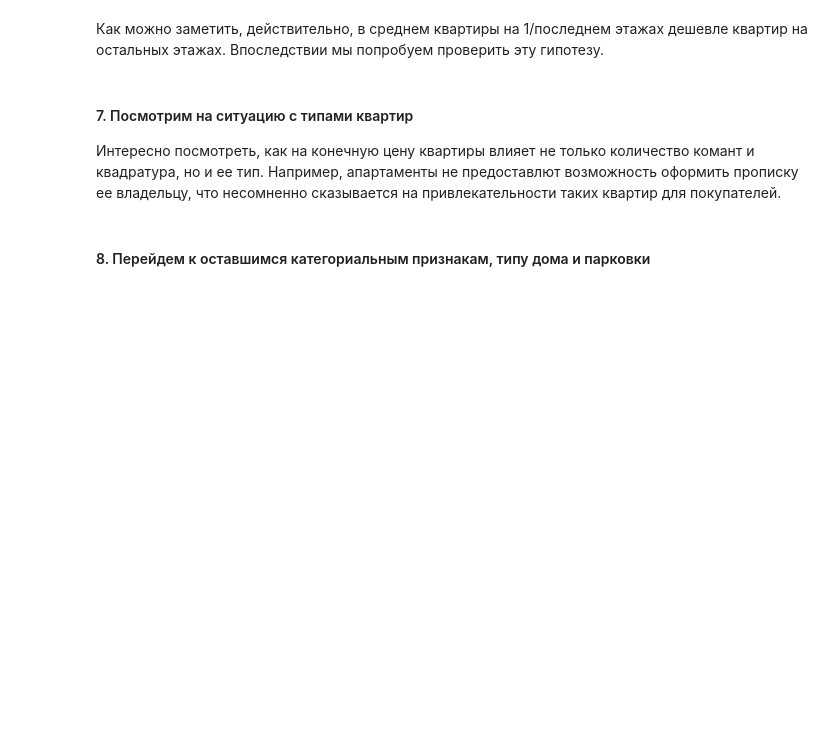
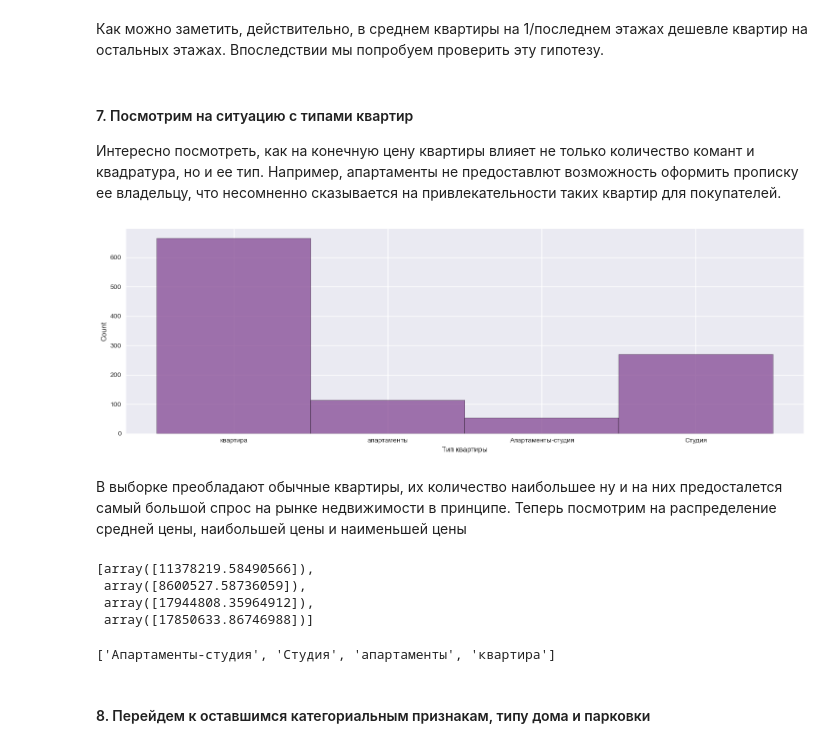
Before and after one commit to PolinaDmitrieva/Project_andan_cian, a Jupyter notebook: eda_cian_2.ipynb, the cells around one changed output. Cells and saved outputs as stored; diff of their text form; code cells hidden in the pictures; blank space fills up the shorter version.

```diff
--- a/eda_cian_2.ipynb
+++ b/eda_cian_2.ipynb
@@ -374,6 +371,27 @@ plt.subplots_adjust(wspace=0.2)
 #### 7. Посмотрим на ситуацию с типами квартир
 
 Интересно посмотреть, как на конечную цену квартиры влияет не только количество комант и квадратура, но и ее тип. Например, апартаменты не предоставлют возможность оформить прописку ее владельцу, что несомненно сказывается на привлекательности таких квартир для покупателей.
+# %%
+sns.set_palette('PRGn' )
+sns.displot(data = df_full, x ='Тип квартиры', aspect = 3)
+
+plt.show()
+# %% [output]
+[figure, added]
+# %% [markdown]
+В выборке преобладают обычные квартиры, их количество наибольшее ну и на них предосталется самый большой спрос на рынке недвижимости в принципе. Теперь посмотрим на распределение средней цены, наибольшей цены и наименьшей цены
+# %%
+flat_type_pivot = pd.pivot_table(df_full, index = 'Тип квартиры', values = 'Цена', aggfunc = [np.mean, min, max])
+list(flat_type_pivot['mean'].to_numpy())
+# %% [output]
+[array([11378219.58490566]),
+ array([8600527.58736059]),
+ array([17944808.35964912]),
+ array([17850633.86746988])]
+# %%
+list(flat_type_pivot.index)
+# %% [output]
+['Апартаменты-студия', 'Студия', 'апартаменты', 'квартира']
 # %% [markdown]
 #### 8. Перейдем к оставшимся категориальным признакам, типу дома и парковки
 # %% [markdown]
```
Also changed, not shown: parts of 7 cells of this notebook.
